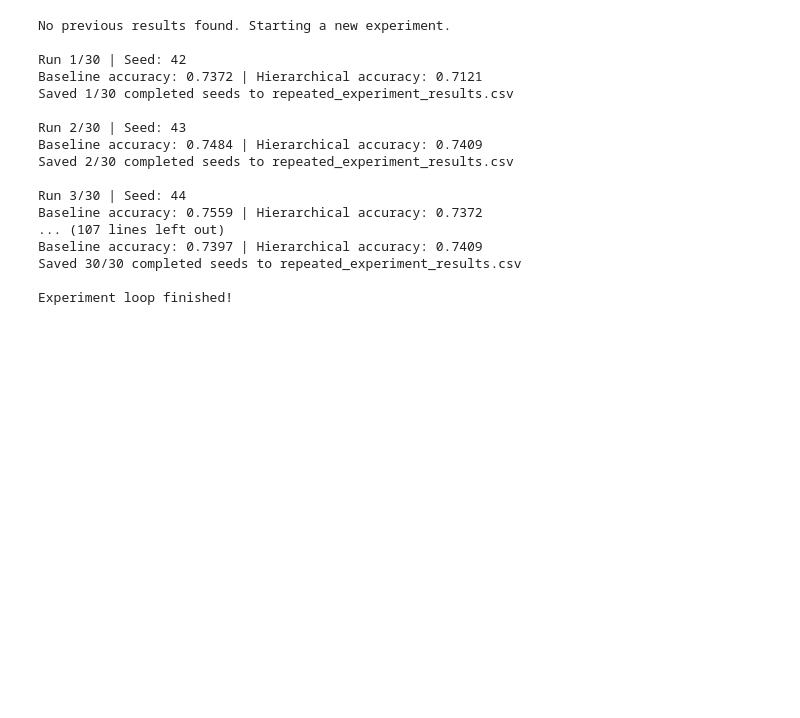
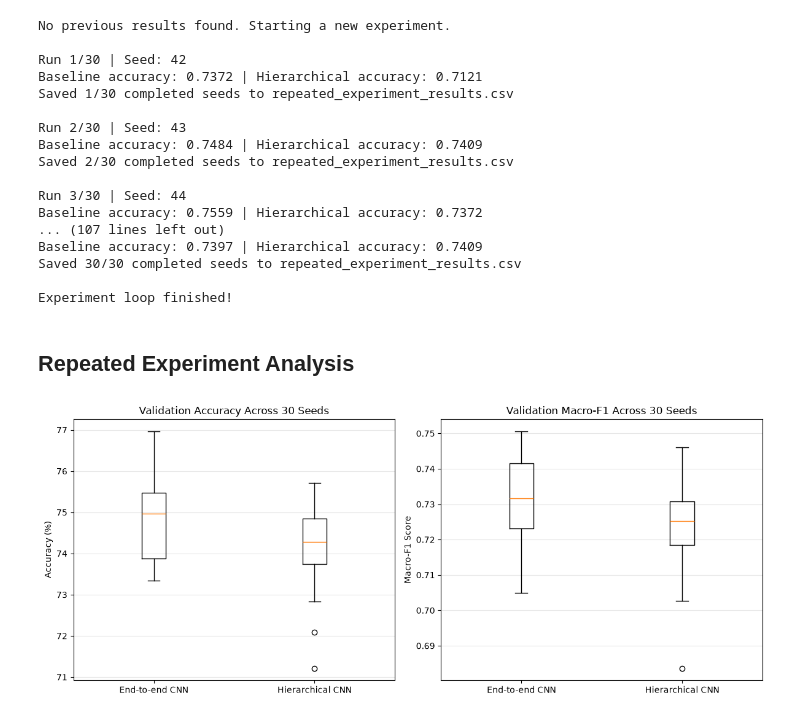
Before and after one commit to Setback749/galaxy-zoo-hierarchical-cnn, a Jupyter notebook: AIML339 - Project Notebook.ipynb, the cells around one changed output. Drawn from its saved outputs; the diff is of its cells as text; code cells hidden in the pictures; blank space fills up the shorter version.

Commit message:
Add statistical analysis and final held-out test evaluation

```diff
--- a/AIML339 - Project Notebook.ipynb
+++ b/AIML339 - Project Notebook.ipynb
@@ -1490,3 +1491,47 @@ Baseline accuracy: 0.7397 | Hierarchical accuracy: 0.7409
 Saved 30/30 completed seeds to repeated_experiment_results.csv
 
 Experiment loop finished!
+# %% [markdown]
+## Repeated Experiment Analysis
+# %%
+# Compare validation accuracy and macro-F1 across 30 matched seeds
+
+import matplotlib.pyplot as plt
+import pandas as pd
+
+# Load the saved experiment results
+results_df = pd.read_csv("repeated_experiment_results.csv")
+
+fig, axes = plt.subplots(1, 2, figsize=(12, 5))
+
+# Plot 1: Validation accuracy
+axes[0].boxplot(
+    [
+        results_df["baseline_accuracy"] * 100,
+        results_df["hierarchical_accuracy"] * 100
+    ],
+    tick_labels=["End-to-end CNN", "Hierarchical CNN"]
+)
+
+axes[0].set_title("Validation Accuracy Across 30 Seeds")
+axes[0].set_ylabel("Accuracy (%)")
+axes[0].grid(axis="y", alpha=0.3)
+
+# Plot 2: Macro-F1 score
+axes[1].boxplot(
+    [
+        results_df["baseline_macro_f1"],
+        results_df["hierarchical_macro_f1"]
+    ],
+    tick_labels=["End-to-end CNN", "Hierarchical CNN"]
+)
+
+axes[1].set_title("Validation Macro-F1 Across 30 Seeds")
+axes[1].set_ylabel("Macro-F1 Score")
+axes[1].grid(axis="y", alpha=0.3)
+
+plt.tight_layout()
+plt.savefig("cnn_performance_boxplots.png", dpi=300, bbox_inches="tight")
+plt.show()
+# %% [output]
+[figure, added]
```
Also changed, not shown: parts of 13 cells of this notebook, 5 other files.
